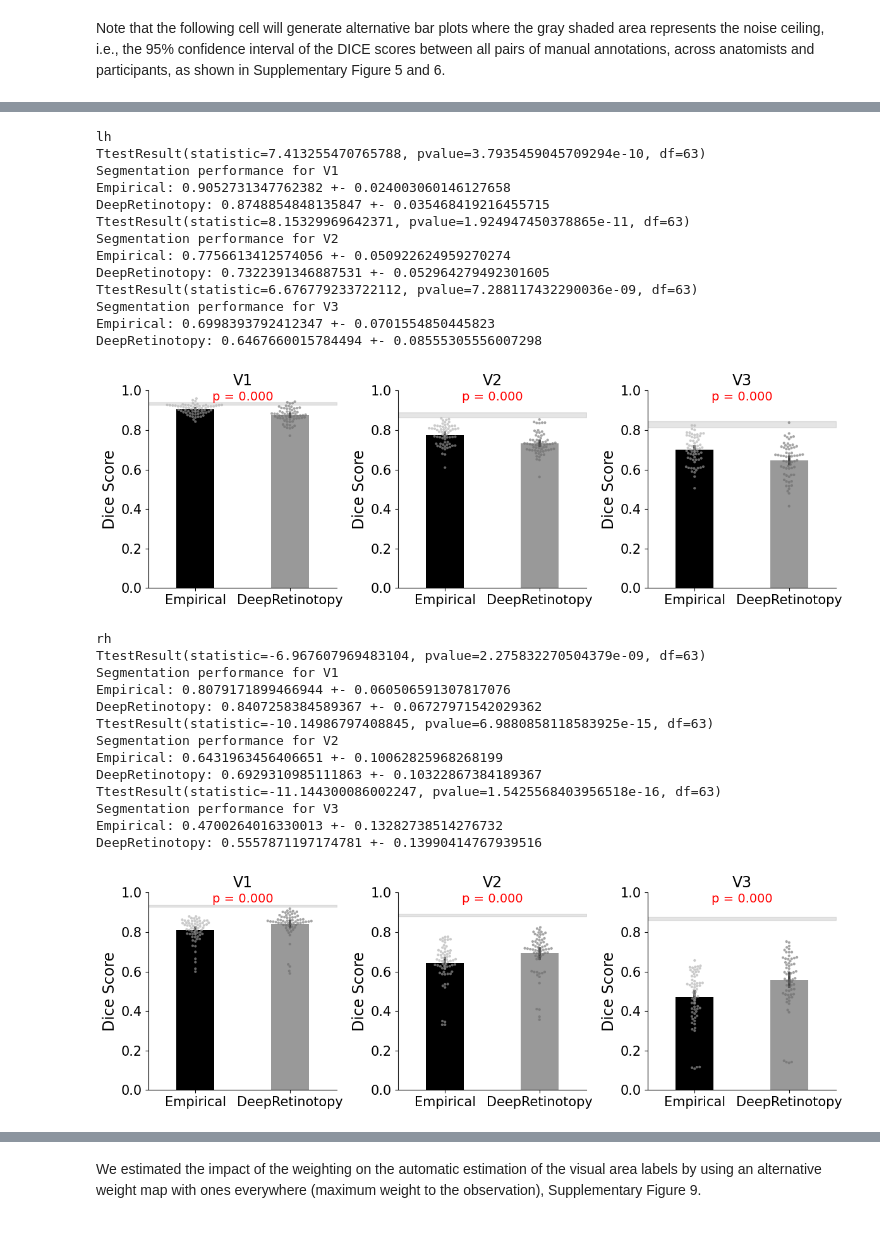
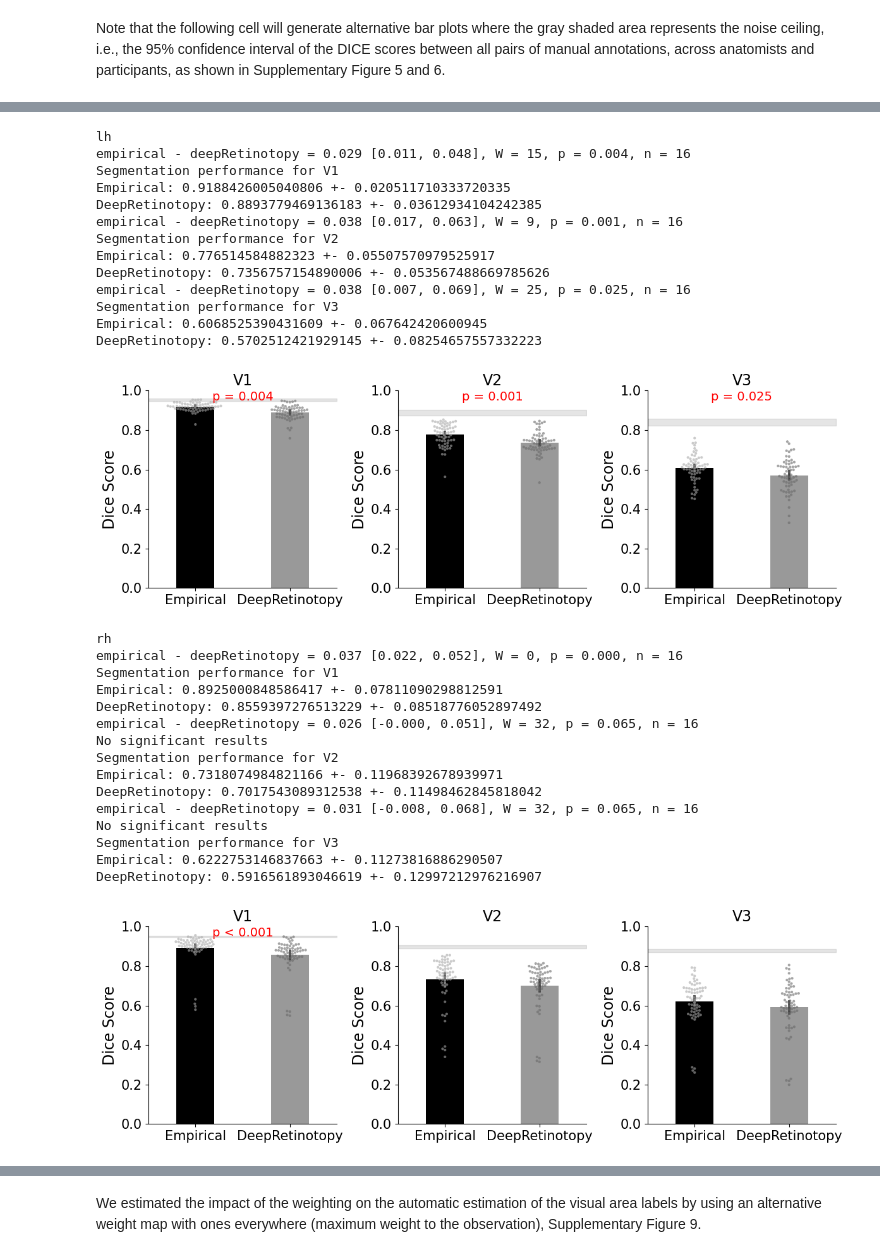
Before and after one commit to felenitaribeiro/deepRetinotopy_validation, a Jupyter notebook: notebooks/3_segmention.ipynb, the cells around one changed output, grey strips where cells are left out. Drawn from its saved outputs; the diff is of its cells as text; code cells hidden in the pictures.

```diff
--- a/notebooks/3_segmention.ipynb
+++ b/notebooks/3_segmention.ipynb
@@ -41,9 +41,10 @@ We will cache the data required for this experiment since the manual labels made
 repo=/LOCAL/ribeiro/deepRetinotopy_validation
 dataset=$repo/datasets/hcp_training/freesurfer
 cache=$repo/notebooks/cache
-subjects="186949 169747 826353 825048 671855 751550 318637 131722 137128 706040 \
-          680957 191841 617748 725751 198653 191336 572045 601127 644246 157336"
-
+# subjects="186949 169747 826353 825048 671855 751550 318637 131722 137128 706040 \
+#           680957 191841 617748 725751 198653 191336 572045 601127 644246 157336"
+subjects="ls /LOCAL/ribeiro/deepRetinotopy_validation/datasets/hcp_training/manual_segmentations/subjects"
+subjects=$(eval $subjects)
 mkdir -p $cache
 # fsaverage is needed by neuropythy for its prior
 [ -e $cache/fsaverage ] || ln -s $dataset/fsaverage $cache/fsaverage
@@ -734,7 +746,7 @@ Now we can generate bar plots to determine: (1) whether predicted maps can subst
 # %%
 # Barplots of dice scores
 def create_barplots(df_automated_vs_manual, df_anatomists, hemisphere = 'both'):
-    output_dir = './../output/segmentation/'
+    output_dir = './../output_revision/segmentation/'
     if os.path.exists(output_dir) is False:
             os.makedirs(output_dir)
 
@@ -758,12 +770,12 @@ def create_barplots(df_automated_vs_manual, df_anatomists, hemisphere = 'both'):
         sns.barplot(data=results_method, y='dice_score', x="group", errorbar=('ci', 95), ax=axes[i], palette= ["#000000ff", '#999999ff',], linewidth= 3, width=0.4)
         sns.swarmplot(data=results_method, y='dice_score', x="group", palette=['darkgray','dimgray'], size=3, ax=axes[i], alpha=0.6, hue="group", legend=False)
 
-        # two-tailed ttest
+        # Two-sided Wilcoxon signed-rank test on subject means (annotators and hemispheres averaged)
         alpha = 0.025
-        ttest = scipy.stats.ttest_rel(results_method['dice_score'][results_method['group']=='empirical'], results_method['dice_score'][results_method['group']=='deepRetinotopy'])
-        print(ttest)
-        if np.abs(ttest.pvalue) < alpha:
-            plt.text(0.5, 0.95, f'p = {ttest.pvalue:.3f}', transform=axes[i].transAxes, ha='center', fontsize=14, color='red')
+        test = paired_wilcoxon(results_method, 'empirical', 'deepRetinotopy', value = 'dice_score')
+        print(f"empirical - deepRetinotopy = {test['estimate']:.3f} [{test['ci_low']:.3f}, {test['ci_high']:.3f}], W = {test['statistic']:.0f}, p = {test['pvalue']:.3f}, n = {test['n']}")
+        if test['pvalue'] < alpha:
+            plt.text(0.5, 0.95, (f"p = {test['pvalue']:.3f}" if test['pvalue'] >= 0.001 else 'p < 0.001'), transform=axes[i].transAxes, ha='center', fontsize=14, color='red')
         else:
             print('No significant results')
 
@@ -775,15 +787,15 @@ def create_barplots(df_automated_vs_manual, df_anatomists, hemisphere = 'both'):
         axes[i].set_title(f'V{area}', fontsize=17)
         axes[i].set_ylim(0, 1)
 
-        plt.ylabel("Corrected Dice Score", fontsize=17)
+        plt.ylabel("Normalized Dice Score", fontsize=17)
         plt.xlabel("")
         plt.xticks([0, 1], ['Empirical', 'DeepRetinotopy'], fontsize=15)
         plt.yticks(fontsize=15)
         plt.xlim(-0.5, 1.5)
-        plt.ylim(0, 1)
+        plt.ylim(0, 1.1)
         plt.tight_layout()
         sns.despine()
-        plt.savefig(f'{output_dir}corrected_dice_score_across_visual_areas_{hemisphere}.pdf', dpi=300)
+        plt.savefig(f'{output_dir}normalized_dice_score_across_visual_areas_{hemisphere}.pdf', dpi=300)
     return plt.show()
 
 for hemisphere in ['both', 'lh', 'rh']:
@@ -840,7 +851,7 @@ Note that the following cell will generate alternative bar plots where the gray
 # %%
 # Barplots of dice scores
 def create_barplots_with_noise_ceiling(df_automated_vs_manual, df_anatomists, hemisphere = 'both'):
-    output_dir = './../output/segmentation/'
+    output_dir = './../output_revision/segmentation/'
     if os.path.exists(output_dir) is False:
             os.makedirs(output_dir)
 
@@ -867,12 +878,12 @@ def create_barplots_with_noise_ceiling(df_automated_vs_manual, df_anatomists, he
         sns.barplot(data=results_method, y='dice_score', x="group", errorbar=('ci', 95), ax=axes[i], palette= ["#000000ff", '#999999ff',], linewidth= 3, width=0.4)
         sns.swarmplot(data=results_method, y='dice_score', x="group", palette=['darkgray','dimgray'], hue='group', size=3, ax=axes[i], alpha=0.6, legend=False)
 
-        # two-tailed ttest
+        # Two-sided Wilcoxon signed-rank test on subject means (annotators and hemispheres averaged)
         alpha = 0.025
-        ttest = scipy.stats.ttest_rel(results_method['dice_score'][results_method['group']=='empirical'], results_method['dice_score'][results_method['group']=='deepRetinotopy'])
-        print(ttest)
-        if np.abs(ttest.pvalue) < alpha:
-            plt.text(0.5, 0.95, f'p = {ttest.pvalue:.3f}', transform=axes[i].transAxes, ha='center', fontsize=14, color='red')
+        test = paired_wilcoxon(results_method, 'empirical', 'deepRetinotopy', value = 'dice_score')
+        print(f"empirical - deepRetinotopy = {test['estimate']:.3f} [{test['ci_low']:.3f}, {test['ci_high']:.3f}], W = {test['statistic']:.0f}, p = {test['pvalue']:.3f}, n = {test['n']}")
+        if test['pvalue'] < alpha:
+            plt.text(0.5, 0.95, (f"p = {test['pvalue']:.3f}" if test['pvalue'] >= 0.001 else 'p < 0.001'), transform=axes[i].transAxes, ha='center', fontsize=14, color='red')
         else:
             print('No significant results')
 
@@ -921,29 +929,31 @@ DeepRetinotopy: 0.6012765606479638 +- 0.12420126734882792
 lh
-TtestResult(statistic=7.413255470765788, pvalue=3.7935459045709294e-10, df=63)
+empirical - deepRetinotopy = 0.029 [0.011, 0.048], W = 15, p = 0.004, n = 16
 Segmentation performance for V1
-Empirical: 0.9052731347762382 +- 0.024003060146127658
-DeepRetinotopy: 0.8748854848135847 +- 0.035468419216455715
-TtestResult(statistic=8.15329969642371, pvalue=1.924947450378865e-11, df=63)
+Empirical: 0.9188426005040806 +- 0.020511710333720335
+DeepRetinotopy: 0.8893779469136183 +- 0.03612934104242385
+empirical - deepRetinotopy = 0.038 [0.017, 0.063], W = 9, p = 0.001, n = 16
 Segmentation performance for V2
-Empirical: 0.7756613412574056 +- 0.050922624959270274
-DeepRetinotopy: 0.7322391346887531 +- 0.052964279492301605
-TtestResult(statistic=6.676779233722112, pvalue=7.288117432290036e-09, df=63)
+Empirical: 0.776514584882323 +- 0.05507570979525917
+DeepRetinotopy: 0.7356757154890006 +- 0.053567488669785626
+empirical - deepRetinotopy = 0.038 [0.007, 0.069], W = 25, p = 0.025, n = 16
 Segmentation performance for V3
-Empirical: 0.6998393792412347 +- 0.0701554850445823
-DeepRetinotopy: 0.6467660015784494 +- 0.08555305556007298
+Empirical: 0.6068525390431609 +- 0.067642420600945
+DeepRetinotopy: 0.5702512421929145 +- 0.08254657557332223
-[figure, old version]
+[figure, new version]
 rh
-TtestResult(statistic=-6.967607969483104, pvalue=2.275832270504379e-09, df=63)
+empirical - deepRetinotopy = 0.037 [0.022, 0.052], W = 0, p = 0.000, n = 16
 Segmentation performance for V1
-Empirical: 0.8079171899466944 +- 0.060506591307817076
-DeepRetinotopy: 0.8407258384589367 +- 0.06727971542029362
-TtestResult(statistic=-10.14986797408845, pvalue=6.9880858118583925e-15, df=63)
+Empirical: 0.8925000848586417 +- 0.07811090298812591
+DeepRetinotopy: 0.8559397276513229 +- 0.08518776052897492
+empirical - deepRetinotopy = 0.026 [-0.000, 0.051], W = 32, p = 0.065, n = 16
+No significant results
 Segmentation performance for V2
-Empirical: 0.6431963456406651 +- 0.10062825968268199
-DeepRetinotopy: 0.6929310985111863 +- 0.10322867384189367
-TtestResult(statistic=-11.144300086002247, pvalue=1.5425568403956518e-16, df=63)
+Empirical: 0.7318074984821166 +- 0.11968392678939971
+DeepRetinotopy: 0.7017543089312538 +- 0.11498462845818042
+empirical - deepRetinotopy = 0.031 [-0.008, 0.068], W = 32, p = 0.065, n = 16
+No significant results
 Segmentation performance for V3
-Empirical: 0.4700264016330013 +- 0.13282738514276732
-DeepRetinotopy: 0.5557871197174781 +- 0.13990414767939516
+Empirical: 0.6222753146837663 +- 0.11273816886290507
+DeepRetinotopy: 0.5916561893046619 +- 0.12997212976216907
-[figure, old version]
+[figure, new version]
 # %% [markdown]
```
Also changed, not shown: parts of 24 cells of this notebook.
